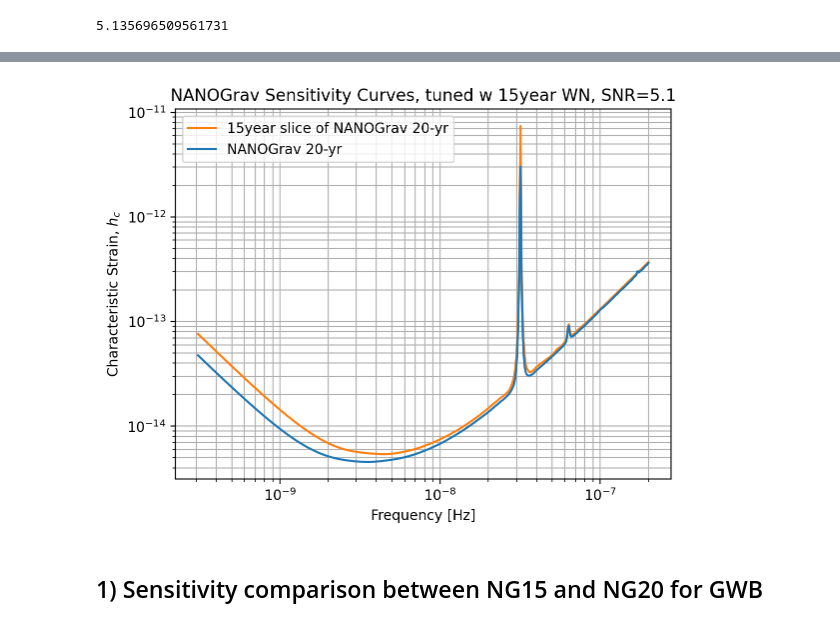
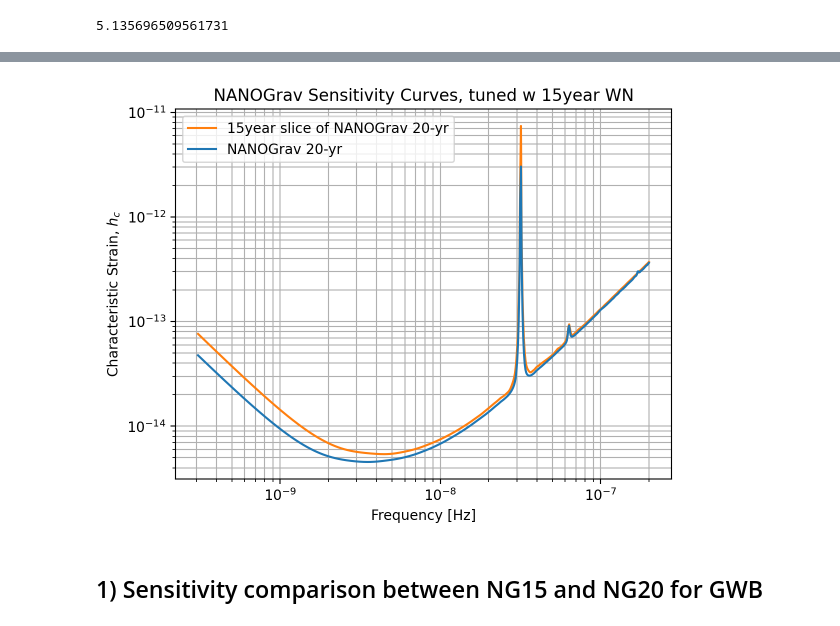
Before and after one commit to anjanaashok592/pta_tuning, a Jupyter notebook: notebooks/sensitivity_1520/sensitivity_comparisons_ng15_ng20.ipynb, the cells around one changed output, grey strips where cells are left out. Cells and saved outputs as stored; diff of their text form; code cells hidden in the pictures.

```diff
--- a/notebooks/sensitivity_1520/sensitivity_comparisons_ng15_ng20.ipynb
+++ b/notebooks/sensitivity_1520/sensitivity_comparisons_ng15_ng20.ipynb
@@ -370,28 +457,28 @@ print(sliced_SNR)
 # %%
 #plot 15year slice of NG20 against NG15
 
 plt.loglog(sliced_GWBSC.freqs,sliced_GWBSC.h_c,color='C1',label='15year slice of NANOGrav 20-yr')
 plt.loglog(ng20_sens.freqs,ng20_sens.h_c,color='C0',label='NANOGrav 20-yr')
 
 
 
 plt.xlabel('Frequency [Hz]')
 plt.ylabel('Characteristic Strain, $h_c$')
 plt.title(
-'NANOGrav Sensitivity Curves, tuned w 15year WN, SNR={:.1f}'.format(
-    sliced_SNR
-)
-)
+'NANOGrav Sensitivity Curves, tuned w 15year WN')#, SNR={:.1f}'.format(
+ #   sliced_SNR
+#)
+
 
 #plt.title('NANOGrav Sensitivity Curves, tuned with FACTOR={:.4f}'.format(FACTOR),'SNR={:.2f}'.format(sliced_with_factor_SNR))
 
 plt.grid(which='both')
 # plt.ylim(1e-15,9e-12)
 plt.legend()
 plt.savefig("ng20_ng15_sensitivity_comparison.png", dpi=300, bbox_inches='tight')
 plt.show()
 # %% [output]
-[figure, old version]
+[figure, new version]
 # %% [markdown]
 ## 1) Sensitivity comparison between NG15 and NG20 for GWB
 # %%
```
Also changed, not shown: parts of 22 cells of this notebook.
